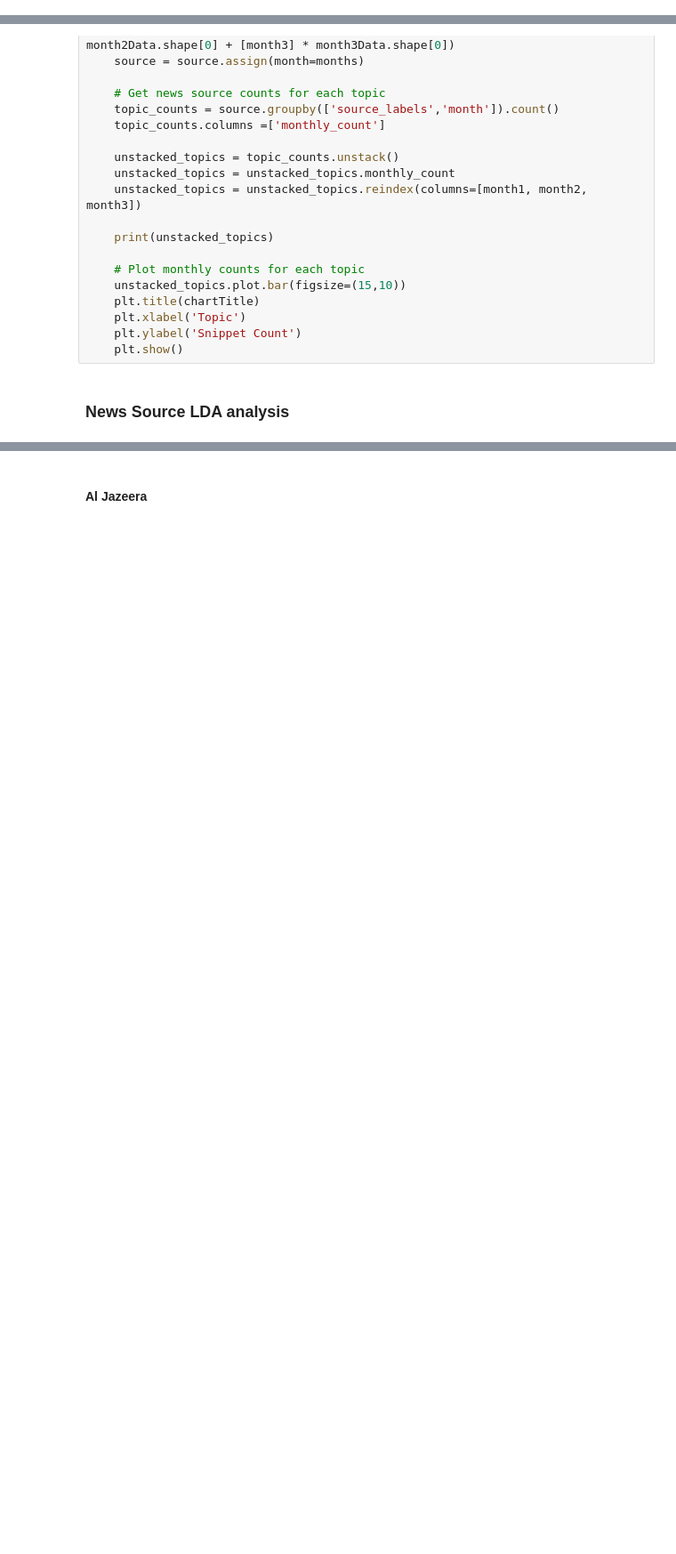
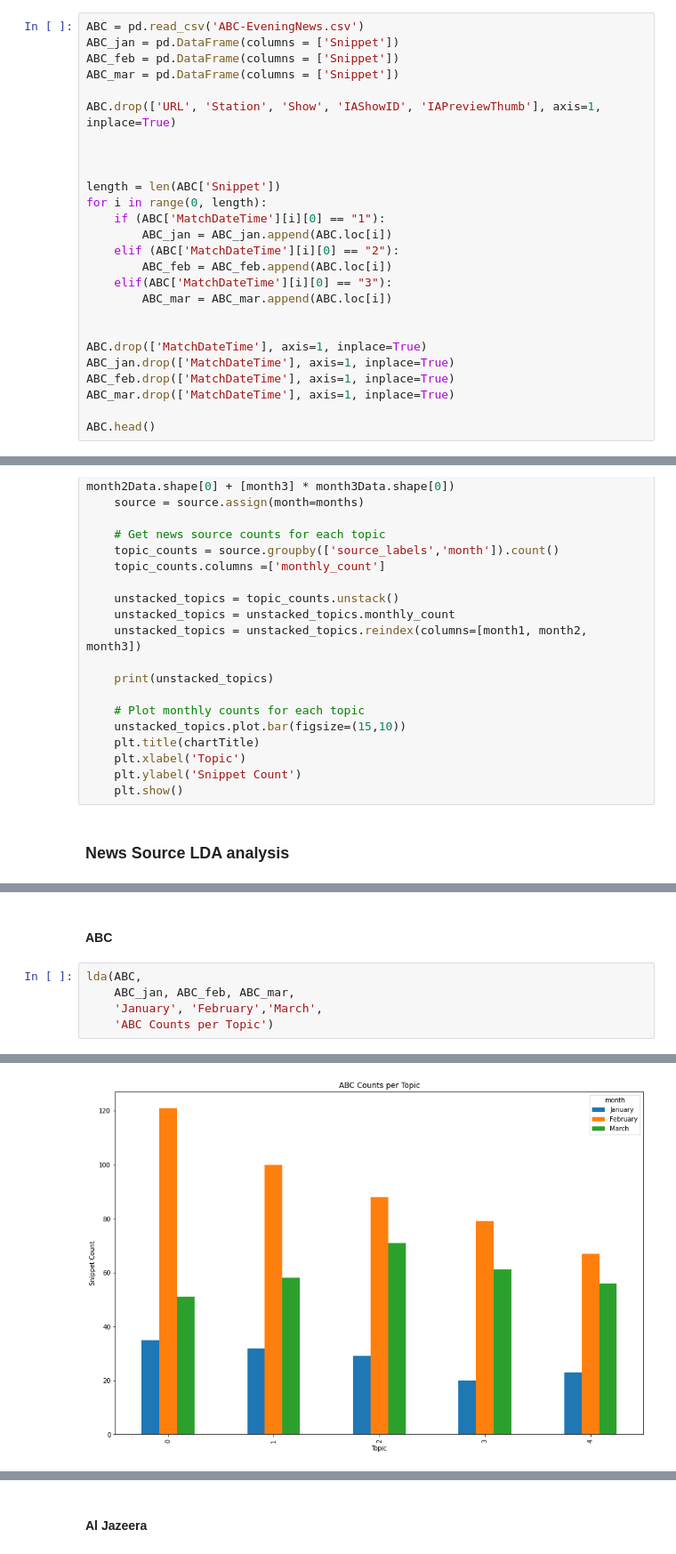
Before and after one commit to ek0212/COVID-19-Data-Analysis, a Jupyter notebook: Project/Math 189Z Project.ipynb, the cells around one changed output, grey strips where cells are left out. Shown at 89% size. Saved outputs shown, nothing was run; the diff lists cells and outputs as text; blank space fills up the shorter version.

```diff
--- a/Project/Math 189Z Project.ipynb
+++ b/Project/Math 189Z Project.ipynb
@@ -14,0 +17,26 @@ import matplotlib.pyplot as plt
+# %%
+ABC = pd.read_csv('ABC-EveningNews.csv')
+ABC_jan = pd.DataFrame(columns = ['Snippet'])
+ABC_feb = pd.DataFrame(columns = ['Snippet'])
+ABC_mar = pd.DataFrame(columns = ['Snippet'])
+
+ABC.drop(['URL', 'Station', 'Show', 'IAShowID', 'IAPreviewThumb'], axis=1, inplace=True)
+
+
+
+length = len(ABC['Snippet'])
+for i in range(0, length):
+    if (ABC['MatchDateTime'][i][0] == "1"):
+        ABC_jan = ABC_jan.append(ABC.loc[i])
+    elif (ABC['MatchDateTime'][i][0] == "2"):
+        ABC_feb = ABC_feb.append(ABC.loc[i])
+    elif(ABC['MatchDateTime'][i][0] == "3"):
+        ABC_mar = ABC_mar.append(ABC.loc[i])
+
+
+ABC.drop(['MatchDateTime'], axis=1, inplace=True)
+ABC_jan.drop(['MatchDateTime'], axis=1, inplace=True)
+ABC_feb.drop(['MatchDateTime'], axis=1, inplace=True)
+ABC_mar.drop(['MatchDateTime'], axis=1, inplace=True)
+
+ABC.head()
@@ -202,0 +392,8 @@ NameError: name 'text' is not defined
+# %% [markdown]
+#### ABC
+# %%
+lda(ABC,
+    ABC_jan, ABC_feb, ABC_mar,
+    'January', 'February','March',
+    'ABC Counts per Topic')
+# %% [output]
@@ -202,0 +416 @@ NameError: name 'text' is not defined
+[figure, added]
```
Also changed, not shown: parts of 44 cells of this notebook.
